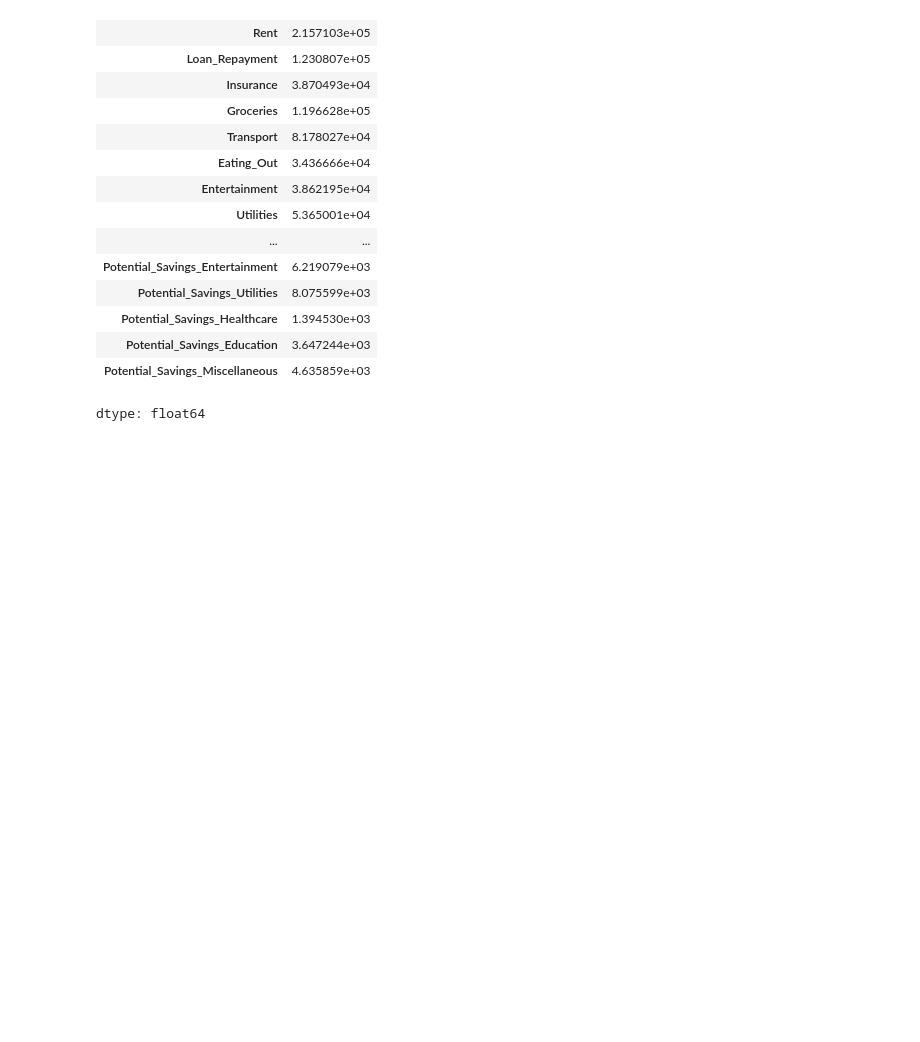
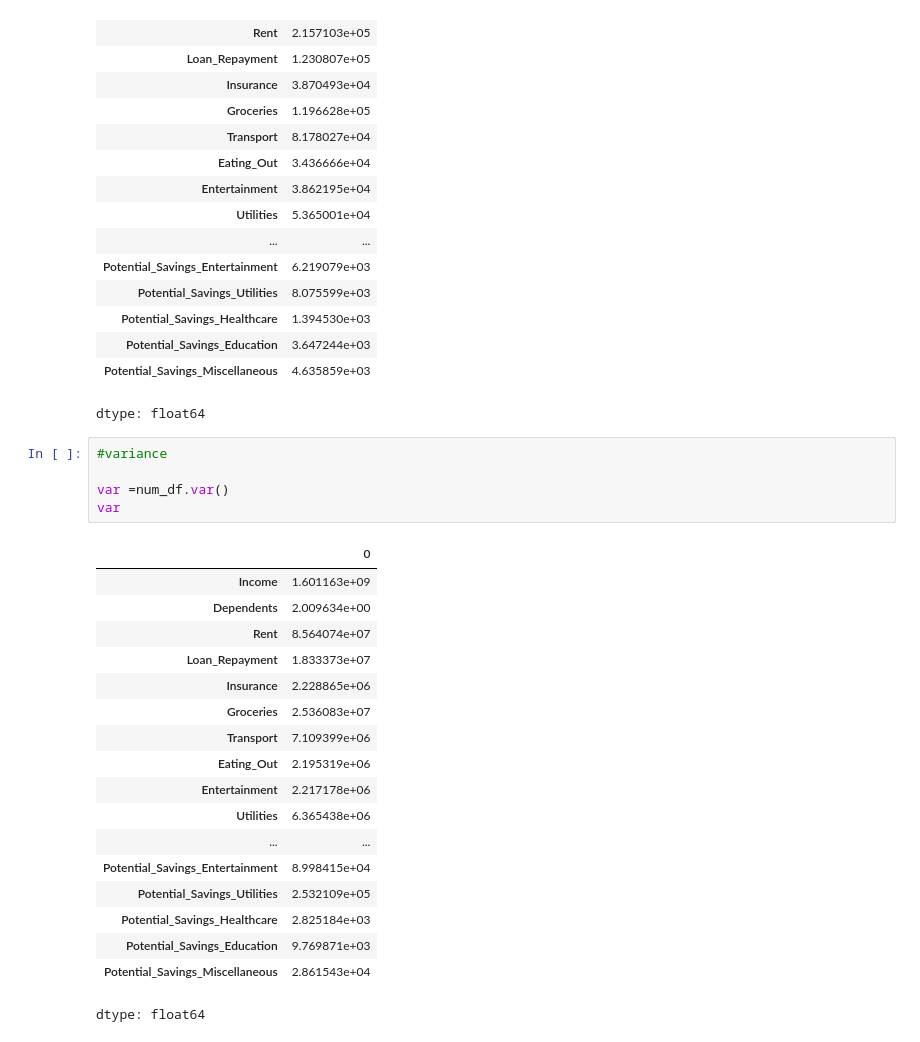
Before and after one commit to SethupathyRajan/data-science, a Jupyter notebook: Ex1DescriptiveAnalysis.ipynb, the cells around one changed output. Cells and saved outputs as stored; diff of their text form; blank space fills up the shorter version.

```diff
--- a/Ex1DescriptiveAnalysis.ipynb
+++ b/Ex1DescriptiveAnalysis.ipynb
@@ -191,3 +206,27 @@ range_val
 | Potential_Savings_Education | 3.647244e+03 |
 | Potential_Savings_Miscellaneous | 4.635859e+03 |
 dtype: float64
+# %%
+#variance
+
+var =num_df.var()
+var
+# %% [output]
+|  | 0 |
+| Income | 1.601163e+09 |
+| Dependents | 2.009634e+00 |
+| Rent | 8.564074e+07 |
+| Loan_Repayment | 1.833373e+07 |
+| Insurance | 2.228865e+06 |
+| Groceries | 2.536083e+07 |
+| Transport | 7.109399e+06 |
+| Eating_Out | 2.195319e+06 |
+| Entertainment | 2.217178e+06 |
+| Utilities | 6.365438e+06 |
+| ... | ... |
+| Potential_Savings_Entertainment | 8.998415e+04 |
+| Potential_Savings_Utilities | 2.532109e+05 |
+| Potential_Savings_Healthcare | 2.825184e+03 |
+| Potential_Savings_Education | 9.769871e+03 |
+| Potential_Savings_Miscellaneous | 2.861543e+04 |
+dtype: float64
```
Also changed, not shown: parts of 7 cells of this notebook.
